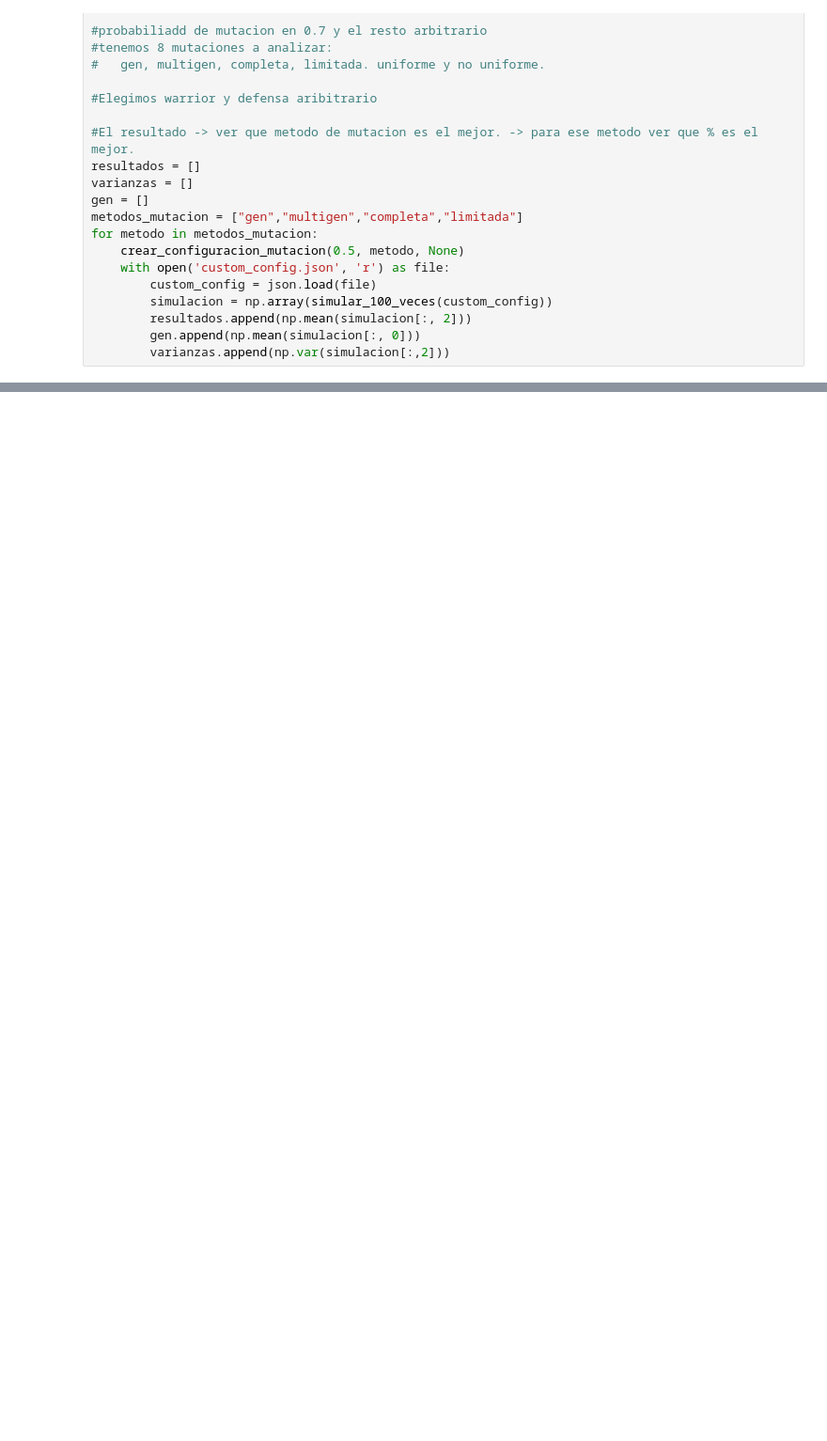
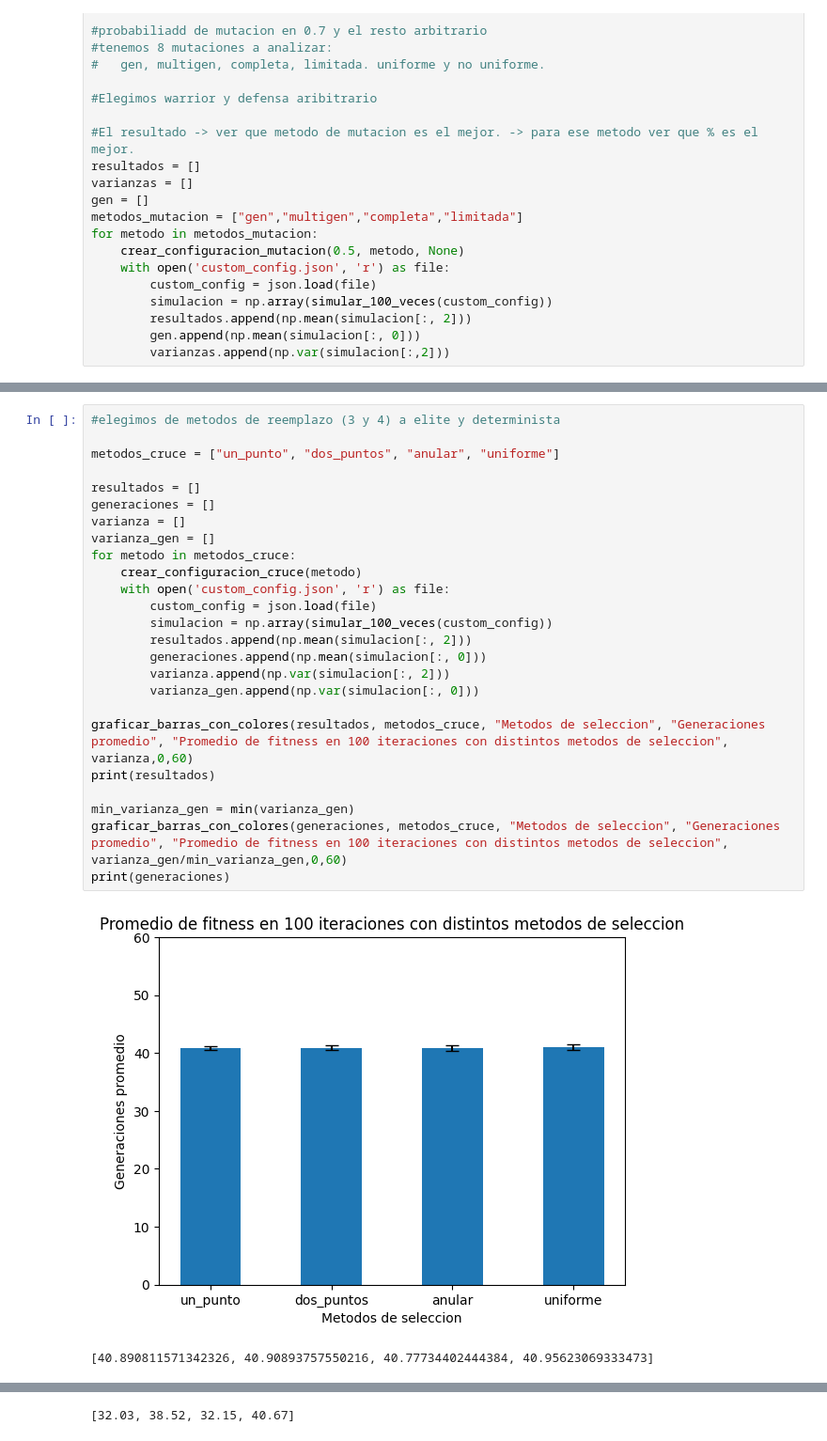
Before and after one commit to motegui/SIA-TP-S, a Jupyter notebook: TP2/TP2.ipynb, the cells around one changed output, grey strips where cells are left out. Shown at 94% size. Cells and saved outputs as stored; diff of their text form; blank space fills up the shorter version.

```diff
--- a/TP2/TP2.ipynb
+++ b/TP2/TP2.ipynb
@@ -212,0 +280,28 @@ print(df_resultados)
+# %%
+#elegimos de metodos de reemplazo (3 y 4) a elite y determinista
+
+metodos_cruce = ["un_punto", "dos_puntos", "anular", "uniforme"]
+
+resultados = []
+generaciones = []
+varianza = []
+varianza_gen = []
+for metodo in metodos_cruce:
+    crear_configuracion_cruce(metodo)
+    with open('custom_config.json', 'r') as file:
+        custom_config = json.load(file)
+        simulacion = np.array(simular_100_veces(custom_config))
+        resultados.append(np.mean(simulacion[:, 2]))
+        generaciones.append(np.mean(simulacion[:, 0]))
+        varianza.append(np.var(simulacion[:, 2]))
+        varianza_gen.append(np.var(simulacion[:, 0]))
+
+graficar_barras_con_colores(resultados, metodos_cruce, "Metodos de seleccion", "Generaciones promedio", "Promedio de fitness en 100 iteraciones con distintos metodos de seleccion", varianza,0,60)
+print(resultados)
+
+min_varianza_gen = min(varianza_gen)
+graficar_barras_con_colores(generaciones, metodos_cruce, "Metodos de seleccion", "Generaciones promedio", "Promedio de fitness en 100 iteraciones con distintos metodos de seleccion", varianza_gen/min_varianza_gen,0,60)
+print(generaciones)
+# %% [output]
+[figure, added]
+[40.890811571342326, 40.90893757550216, 40.77734402444384, 40.95623069333473]
@@ -212,0 +309 @@ print(df_resultados)
+[32.03, 38.52, 32.15, 40.67]
```
Also changed, not shown: parts of 5 cells of this notebook, 3 other files.
